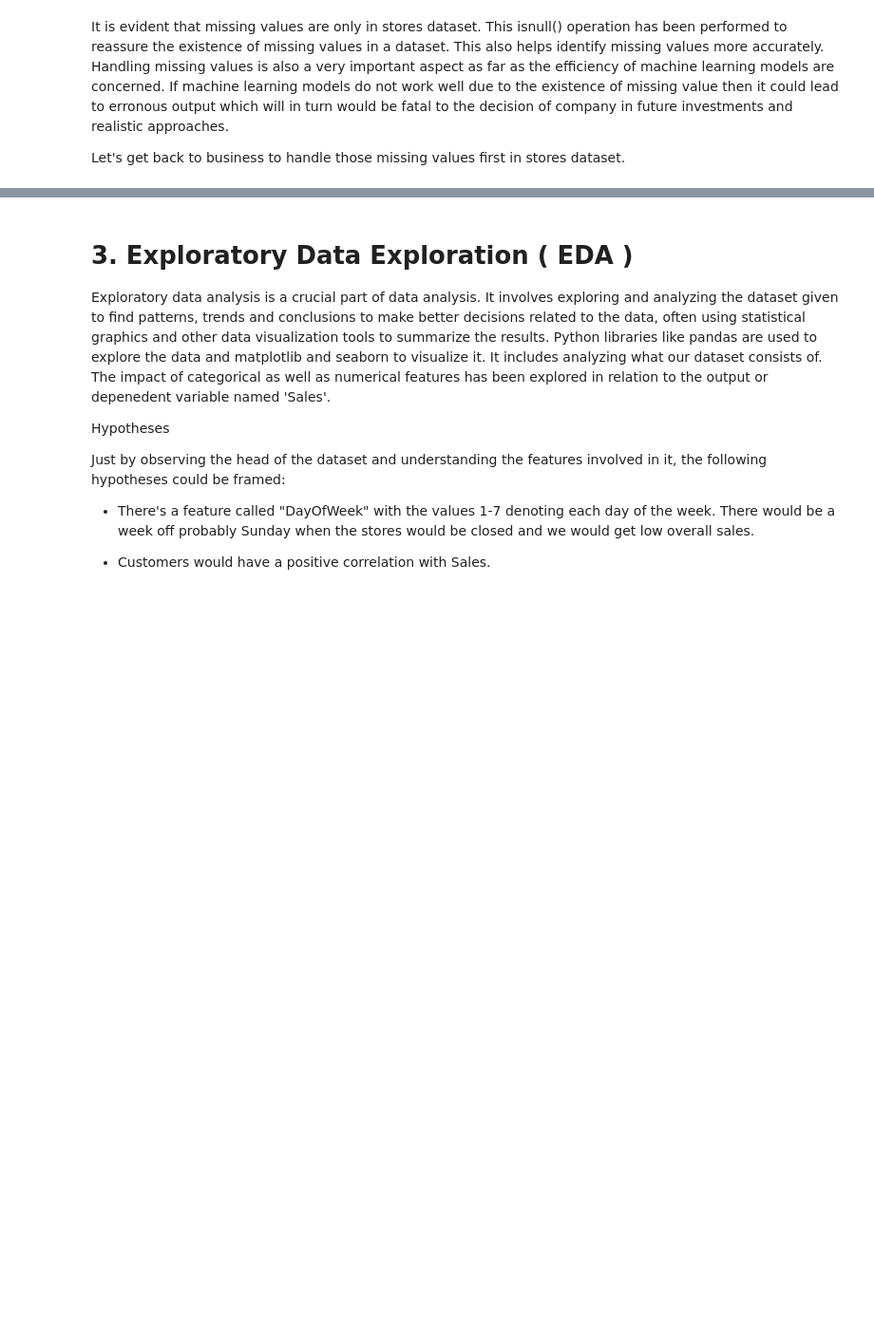
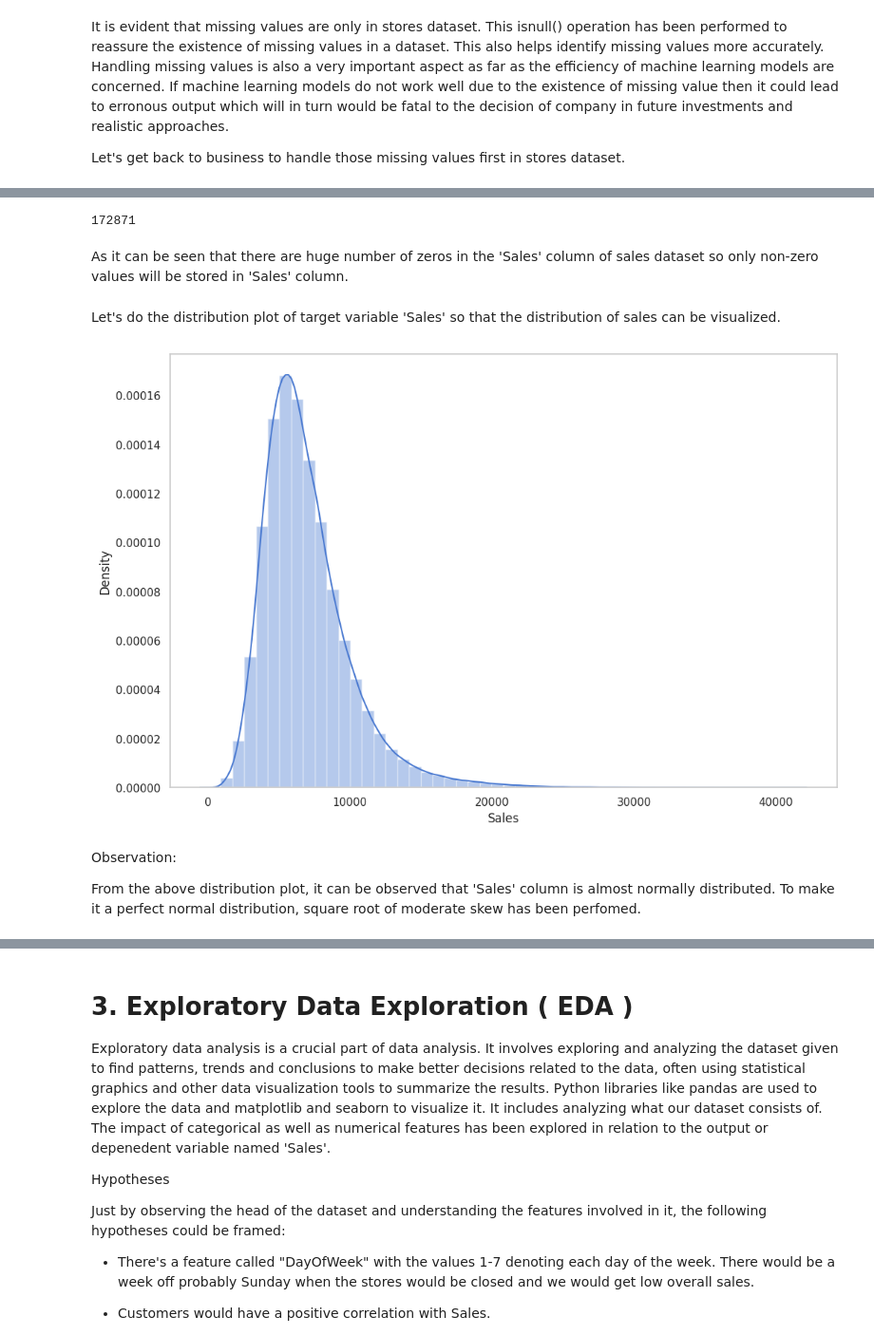
Before and after one commit to saptaksubhra/Regression-ML-Retail-Sales-Prediction-Rossmann, a Jupyter notebook: Rossmann_Sales_Prediction_Final_Notebook_Capstone_Project.ipynb, the cells around one changed output, grey strips where cells are left out. Shown: that part at 95% size. Cells and saved outputs as stored; diff of their text form; code cells hidden in the pictures; blank space fills up the shorter version.

```diff
--- a/Rossmann_Sales_Prediction_Final_Notebook_Capstone_Project.ipynb
+++ b/Rossmann_Sales_Prediction_Final_Notebook_Capstone_Project.ipynb
@@ -793,7 +590,0 @@ df_merge_Rossmann_copy.loc[df_merge_Rossmann_copy.StateHoliday == 0, 'StateHolid
-# %%
-# Creating a new variable called 'AvgSales' for the sake of calculation of monthly average sales for each store.
-
-df_sales_Rossmann = df_merge_Rossmann_copy[['Year', 'Month', 'Store', 'Sales']].groupby(['Year', 'Month', 'Store']).mean()
-df_sales_Rossmann = df_sales_Rossmann.rename(columns = {'Sales':'AvgSales'})
-df_sales_Rossmann = df_sales_Rossmann.reset_index()
-df_sales_Rossmann
@@ -814,13 +590,0 @@ df_sales_Rossmann
-# %%
-# Now mapping the mentioned columns of mergerd dataset and sales dataset of Rossmann
-
-df_merge_Rossmann_copy['Sales_Key'] = df_merge_Rossmann_copy['Year'].map(str) + df_merge_Rossmann_copy['Month'].map(str) + df_merge_Rossmann_copy['Store'].map(str)
-
-df_sales_Rossmann['Sales_Key'] = df_sales_Rossmann['Year'].map(str) + df_sales_Rossmann['Month'].map(str) + df_sales_Rossmann['Store'].map(str)
-# %%
-# Dropping off extra columns ('Year', 'Month', 'Store')
-
-df_sales_Rossmann = df_sales_Rossmann.drop(['Year', 'Month', 'Store'], axis = 1)
-
-# Merging sales dataframe and the previous mergerd dataframe
-df_merge_sales = pd.merge(df_merge_Rossmann_copy, df_sales_Rossmann, how = 'left', on = ('Sales_Key'))
@@ -899,0 +696,26 @@ df_merge_StateHoliday
+# %%
+# # Checking total number of zeros in 'Sales' column of sales dataset
+
+(df_sales_Rossmann['Sales'] == 0).sum()
+# %% [output]
+172871
+# %% [markdown]
+As it can be seen that there are huge number of zeros in the 'Sales' column of sales dataset so only non-zero values will be stored in 'Sales' column.
+# %%
+# Storing up non-zero values in 'Sales' column of sales dataset
+
+df_sales_Rossmann = df_sales_Rossmann[df_sales_Rossmann.Sales != 0]
+# %% [markdown]
+Let's do the distribution plot of target variable 'Sales' so that the distribution of sales can be visualized.
+# %%
+# The distribution of target variable 'Sales'
+
+sns.set_theme(rc = {'figure.figsize' : (12,8)}, style = 'whitegrid', palette = 'muted')
+axi = sns.distplot(df_sales_Rossmann['Sales'])
+axi.grid(False)
+# %% [output]
+[figure, added]
+# %% [markdown]
+Observation:
+
+From the above distribution plot, it can be observed that 'Sales' column is almost normally distributed. To make it a perfect normal distribution, square root of moderate skew has been perfomed.
```
Also changed, not shown: parts of 91 cells of this notebook.
